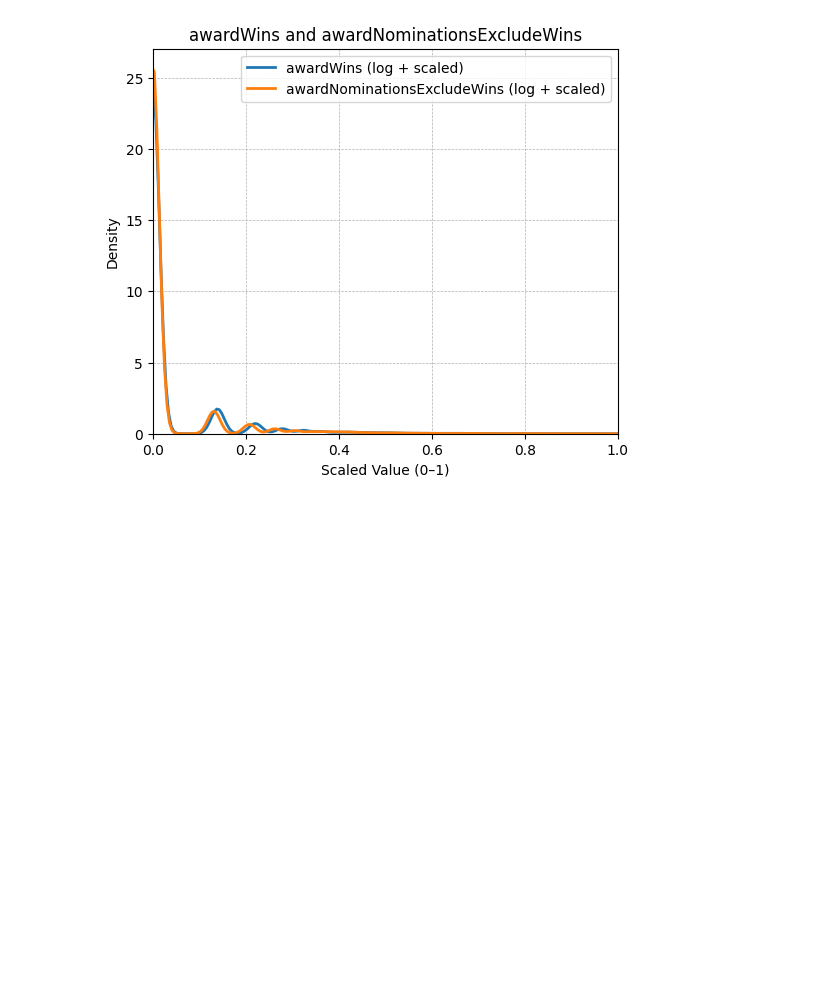
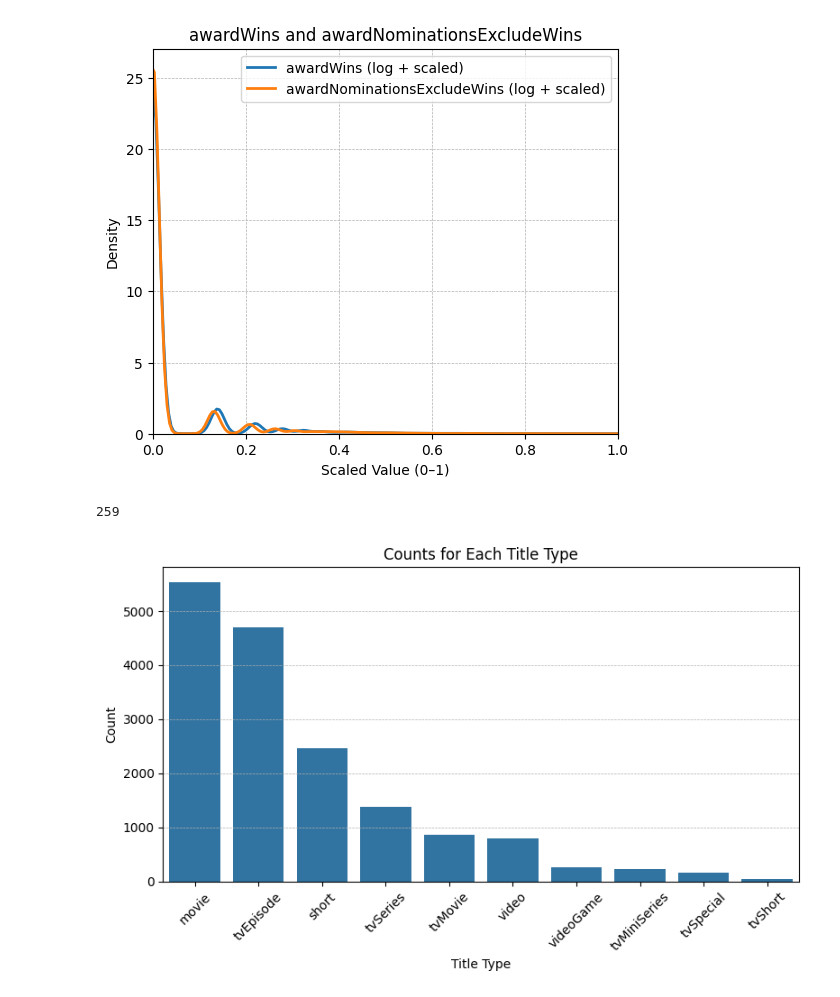
Before and after one commit to ChefBB/data_mining_1, a Jupyter notebook: code/notebook_bruno_report explorations.ipynb, the cells around one changed output. Drawn from its saved outputs; the diff is of its cells as text; code cells hidden in the pictures; blank space fills up the shorter version.

```diff
--- a/code/notebook_bruno_report explorations.ipynb
+++ b/code/notebook_bruno_report explorations.ipynb
@@ -156,3 +156,21 @@ plt.xlim(0, 1)
 plt.show()
 # %% [output]
 [figure]
+# %%
+(train['titleType'] == 'videoGame').sum()
+# %% [output]
+259
+# %%
+plt.figure(figsize=(8, 5))
+sns.countplot(
+    data=train, x='titleType', order=train['titleType'].value_counts().index,
+    color='tab:blue')
+plt.xlabel('Title Type')
+plt.ylabel('Count')
+plt.title('Counts for Each Title Type')
+plt.xticks(rotation=45)
+plt.tight_layout()
+plt.grid(axis='y', linestyle="--", linewidth=0.5)
+plt.show()
+# %% [output]
+[figure, added]
```
Also changed, not shown: parts of 3 cells of this notebook, 10 other files.
